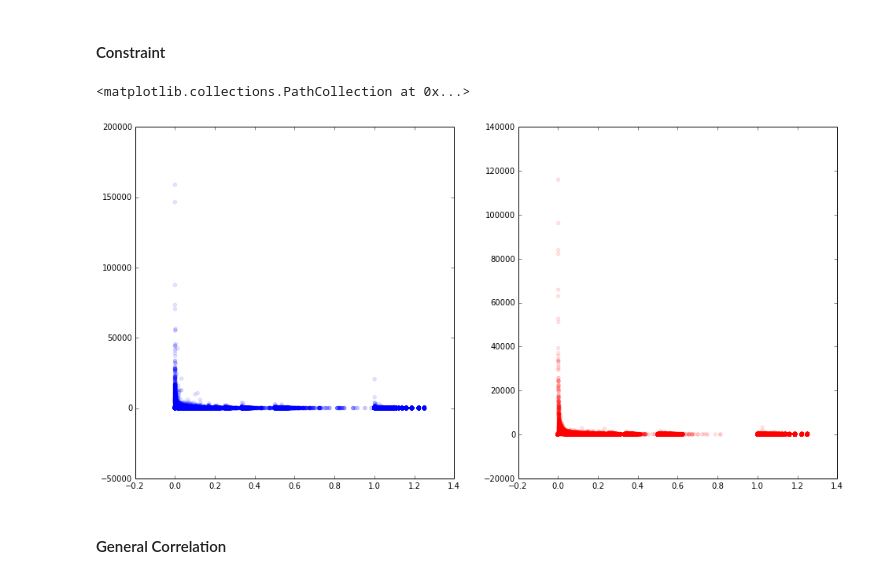
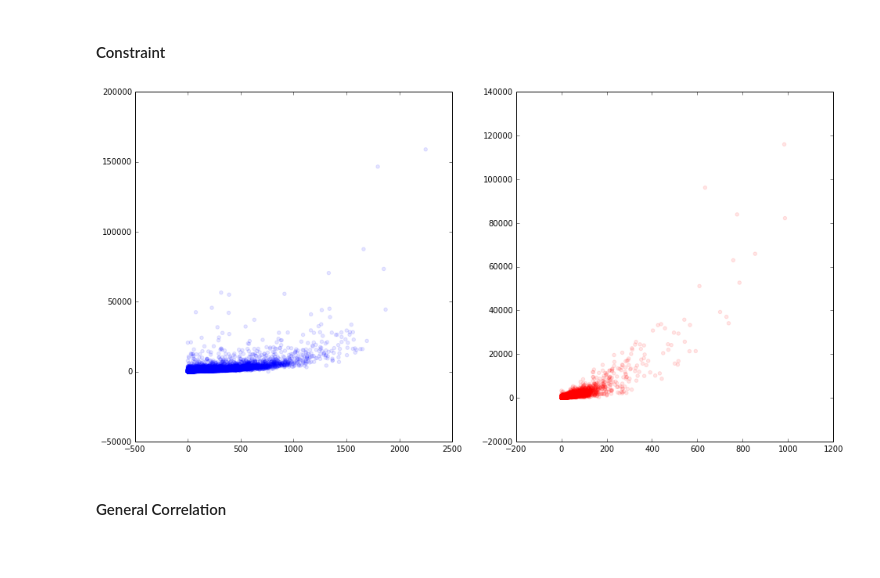
Before and after one commit to turtlesoupy/karma-prediction-cs224w, a Jupyter notebook: ipython/Karma.ipynb, the cells around one changed output. Saved outputs shown, nothing was run; the diff lists cells and outputs as text; code cells hidden in the pictures; blank space fills up the shorter version.

Commit message:
Add correlation between karma and 1/constraint

```diff
--- a/ipython/Karma.ipynb
+++ b/ipython/Karma.ipynb
@@ -452,13 +449,16 @@ Topic 9: 8.20285337272
 # %%
 fig = plt.figure(figsize=(16,8))
 ax = fig.add_subplot(121)
-Iax.scatter(hn_constraint, hn_karmas, alpha=0.1, color='b')
+hn_constraint = np.array(hn_constraint)
+ax.scatter(1/hn_constraint, hn_karmas, alpha=0.1, color='b')
 
 ax = fig.add_subplot(122)
-ax.scatter(su_constraint, su_reputations, alpha=0.1, color='r')
+su_constraint = np.array(su_constraint)
+ax.scatter(1/su_constraint, su_reputations, alpha=0.1, color='r')
+
+fig.savefig(os.path.join(FIGURES_DIR, "constraint_correlation.pdf"))
 # %% [output]
-<matplotlib.collections.PathCollection at 0x...>
-[figure, old version]
+[figure, new version]
 # %% [markdown]
 #### General Correlation
 # %%
```
Also changed, not shown: parts of 2 cells of this notebook, 1 other file.
